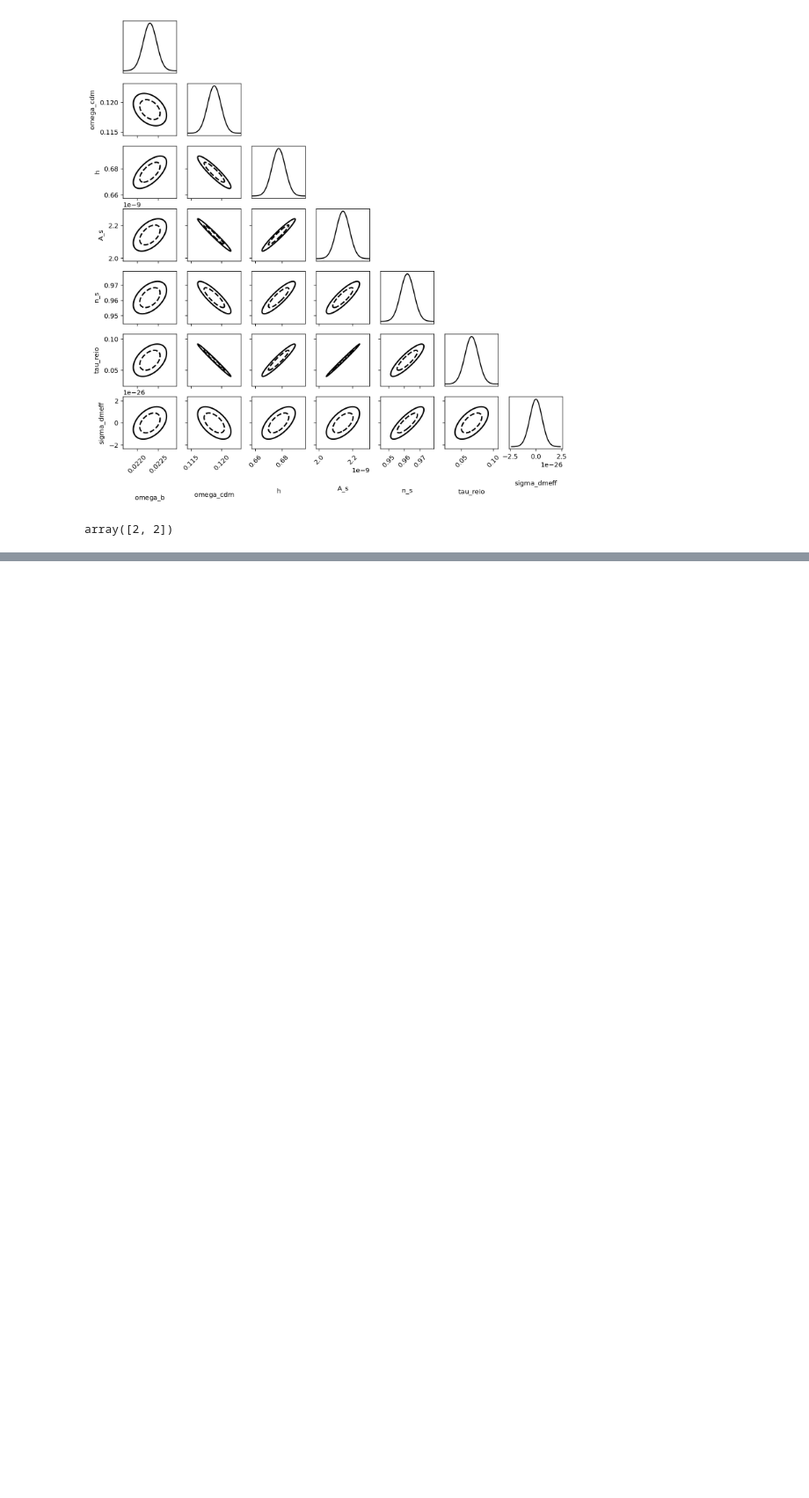
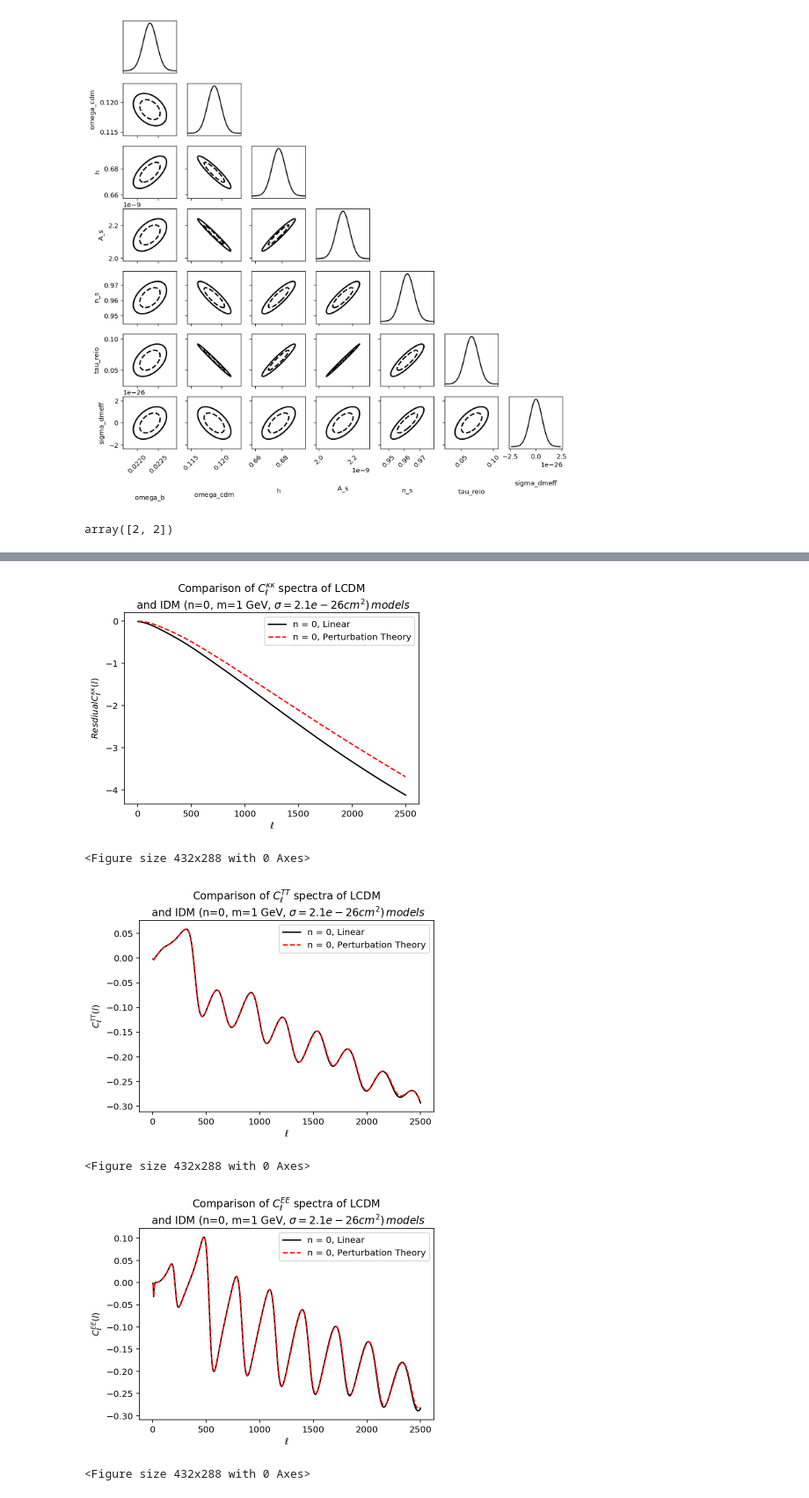
Before and after one commit to AizhanAkh/fishchips-Changes, a Jupyter notebook: IDM Fisher Matrices.ipynb, the cells around one changed output, grey strips where cells are left out. Shown at 88% size. Saved outputs shown, nothing was run; the diff lists cells and outputs as text; code cells hidden in the pictures; blank space fills up the shorter version.

```diff
--- a/IDM Fisher Matrices.ipynb
+++ b/IDM Fisher Matrices.ipynb
@@ -407,0 +471,60 @@ plt.savefig("ff_pt_linear.pdf")
+# %%
+ll = dmeff['ell']
+clPP_lcdm = fiducial['pp']
+clTT_lcdm = fiducial['tt']
+clEE_lcdm = fiducial['ee']
+clPP_dmeff = dmeff['pp']
+clTT_dmeff = dmeff['tt']
+clEE_dmeff = dmeff['ee']
+clPP_lcdm_linear = fiducial_linear['pp']
+clEE_lcdm_linear = fiducial_linear['ee']
+clTT_lcdm_linear = fiducial_linear['tt']
+clPP_dmeff_linear = dmeff_linear['pp']
+clTT_dmeff_linear = dmeff_linear['tt']
+clEE_dmeff_linear = dmeff_linear['ee']
+# %%
+plt.figure()
+plt.xscale('linear');plt.yscale('linear');#plt.xlim(0, 1000); plt.ylim(5.e-9, 4.e-7)
+plt.xlabel(r'${\ell}$')
+plt.ylabel(r'$Resdiual C_{\ell} ^{\kappa\kappa}(l) $')
+
+plt.plot(ll, 100*(clPP_dmeff_linear- clPP_lcdm_linear)/clPP_lcdm_linear, 'k-',label = "n = 0, Linear")
+plt.plot(ll, 100*(clPP_dmeff - clPP_lcdm)/clPP_lcdm,'r--', label = 'n = 0, Perturbation Theory')
+
+plt.legend(loc = "upper right")
+plt.title("Comparison of " + r'$C_{\ell} ^{\kappa\kappa}$'+ " spectra of LCDM \n " + 'and IDM (n=0, m=1 GeV, ' +r'${\sigma}=2.1e-26 cm^2)\, models$')
+plt.show()
+plt.savefig("comparison_Cl(kappa|kappa)_n=0.pdf")
+
+plt.figure()
+plt.xscale('linear');plt.yscale('linear');#plt.xlim(0, 1000); plt.ylim(5.e-9, 4.e-7)
+plt.xlabel(r'${\ell}$')
+plt.ylabel(r'$C_{\ell} ^{TT}(l) $')
+
+plt.plot(ll, 100*(clTT_dmeff_linear- clTT_lcdm_linear)/clTT_lcdm_linear, 'k-',label = "n = 0, Linear")
+plt.plot(ll, 100*(clTT_dmeff - clTT_lcdm)/clTT_lcdm,'r--', label = 'n = 0, Perturbation Theory')
+
+plt.legend(loc = "upper right")
+plt.title("Comparison of " + r'$C_{\ell} ^{TT}$'+ " spectra of LCDM \n " + 'and IDM (n=0, m=1 GeV, ' +r'${\sigma}=2.1e-26 cm^2)\, models$')
+plt.show()
+plt.savefig("comparison_Cl(TT)_n=0.pdf")
+
+plt.figure()
+plt.xscale('linear');plt.yscale('linear');#plt.xlim(0, 1000); plt.ylim(5.e-9, 4.e-7)
+plt.xlabel(r'${\ell}$')
+plt.ylabel(r'$C_{\ell} ^{EE}(l) $')
+
+plt.plot(ll, 100*(clEE_dmeff_linear- clEE_lcdm_linear)/clEE_lcdm_linear, 'k-',label = "n = 0, Linear")
+plt.plot(ll, 100*(clEE_dmeff - clEE_lcdm)/clEE_lcdm,'r--', label = 'n = 0, Perturbation Theory')
+
+plt.legend(loc = "upper right")
+plt.title("Comparison of " + r'$C_{\ell} ^{EE}$'+ " spectra of LCDM \n " + 'and IDM (n=0, m=1 GeV, ' +r'${\sigma}=2.1e-26 cm^2)\, models$')
+plt.show()
+plt.savefig("comparison_Cl(EE)_n=0.pdf")
+# %% [output]
+[figure, added]
+<Figure size 432x288 with 0 Axes>
+[figure, added]
+<Figure size 432x288 with 0 Axes>
+[figure, added]
+<Figure size 432x288 with 0 Axes>
```
Also changed, not shown: parts of 7 cells of this notebook, 5 other files.
